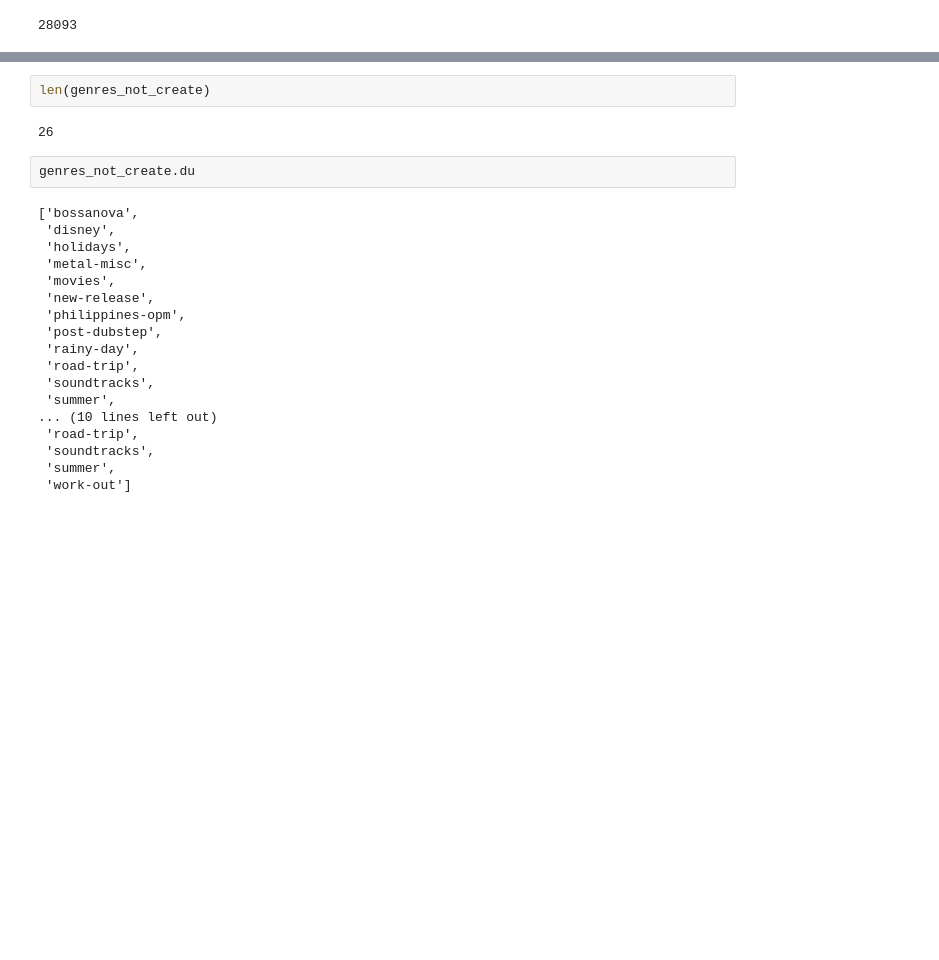
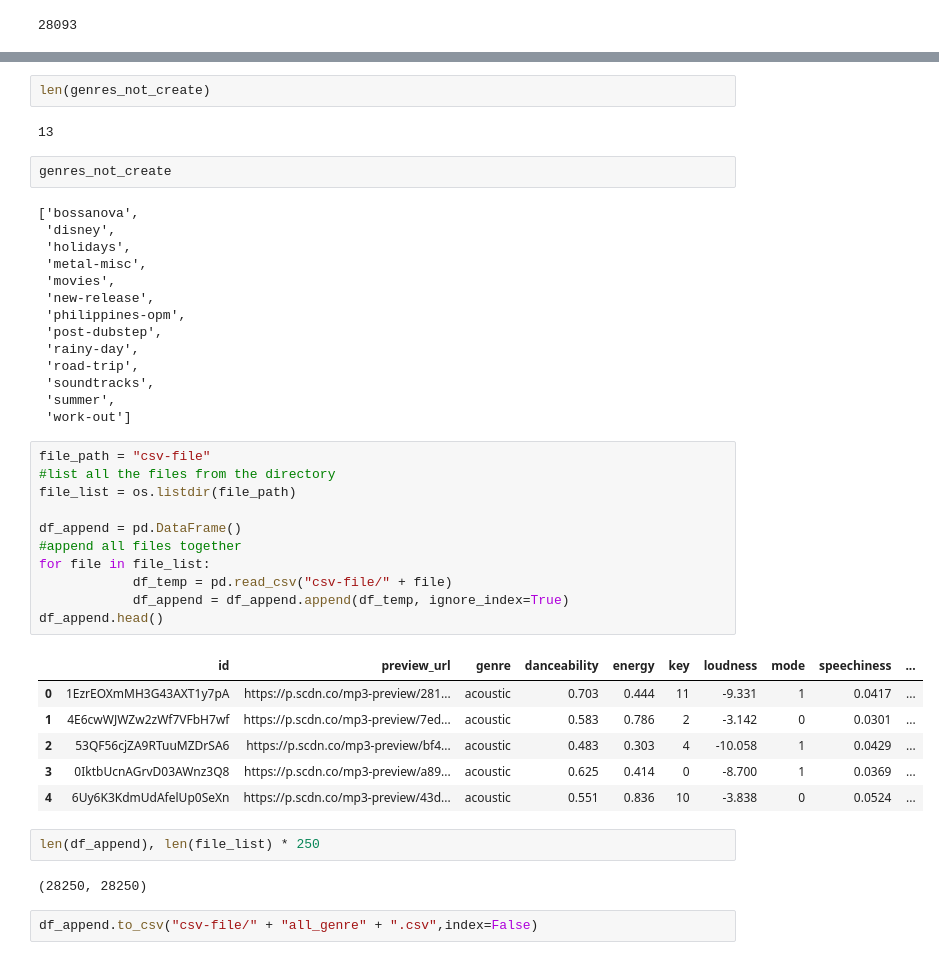
Before and after one commit to Natdadai/create-data-spotify, a Jupyter notebook: project deep.ipynb, the cells around one changed output, grey strips where cells are left out. Cells and saved outputs as stored; diff of their text form; blank space fills up the shorter version.

```diff
--- a/project deep.ipynb
+++ b/project deep.ipynb
@@ -208,9 +208,9 @@ metal-misc : 0
-# %%
-len(genres_not_create)
-# %% [output]
-26
+# %%
+len(genres_not_create)
+# %% [output]
+13
 # %%
-genres_not_create.du
+genres_not_create
 # %% [output]
 ['bossanova',
  'disney',
@@ -224,8 +224,28 @@ genres_not_create.du
  'road-trip',
  'soundtracks',
  'summer',
-... (10 lines left out)
- 'road-trip',
- 'soundtracks',
- 'summer',
  'work-out']
+# %%
+file_path = "csv-file"
+#list all the files from the directory
+file_list = os.listdir(file_path)
+
+df_append = pd.DataFrame()
+#append all files together
+for file in file_list:
+            df_temp = pd.read_csv("csv-file/" + file)
+            df_append = df_append.append(df_temp, ignore_index=True)
+df_append.head()
+# %% [output]
+|  | id | preview_url | genre | danceability | energy | key | loudness | mode | speechiness | ... |
+| 0 | 1EzrEOXmMH3G43AXT1y7pA | https://p.scdn.co/mp3-preview/281... | acoustic | 0.703 | 0.444 | 11 | -9.331 | 1 | 0.0417 | ... |
+| 1 | 4E6cwWJWZw2zWf7VFbH7wf | https://p.scdn.co/mp3-preview/7ed... | acoustic | 0.583 | 0.786 | 2 | -3.142 | 0 | 0.0301 | ... |
+| 2 | 53QF56cjZA9RTuuMZDrSA6 | https://p.scdn.co/mp3-preview/bf4... | acoustic | 0.483 | 0.303 | 4 | -10.058 | 1 | 0.0429 | ... |
+| 3 | 0IktbUcnAGrvD03AWnz3Q8 | https://p.scdn.co/mp3-preview/a89... | acoustic | 0.625 | 0.414 | 0 | -8.700 | 1 | 0.0369 | ... |
+| 4 | 6Uy6K3KdmUdAfelUp0SeXn | https://p.scdn.co/mp3-preview/43d... | acoustic | 0.551 | 0.836 | 10 | -3.838 | 0 | 0.0524 | ... |
+# %%
+len(df_append), len(file_list) * 250
+# %% [output]
+(28250, 28250)
+# %%
+df_append.to_csv("csv-file/" + "all_genre" + ".csv",index=False)
```
Also changed, not shown: parts of 1 cell of this notebook, 1 other file.
